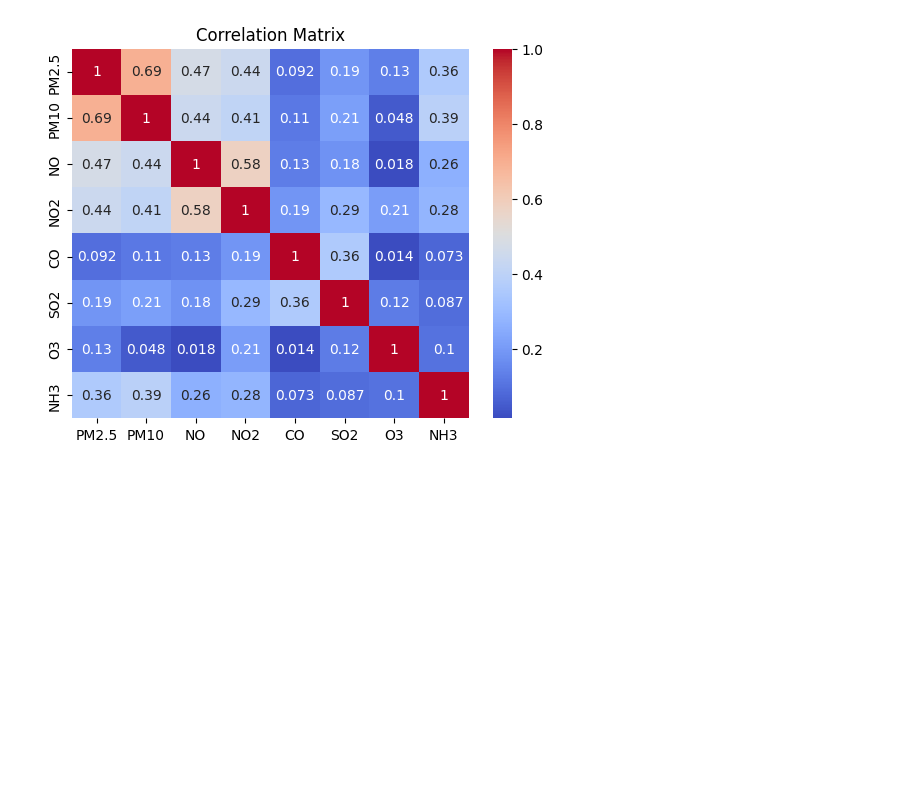
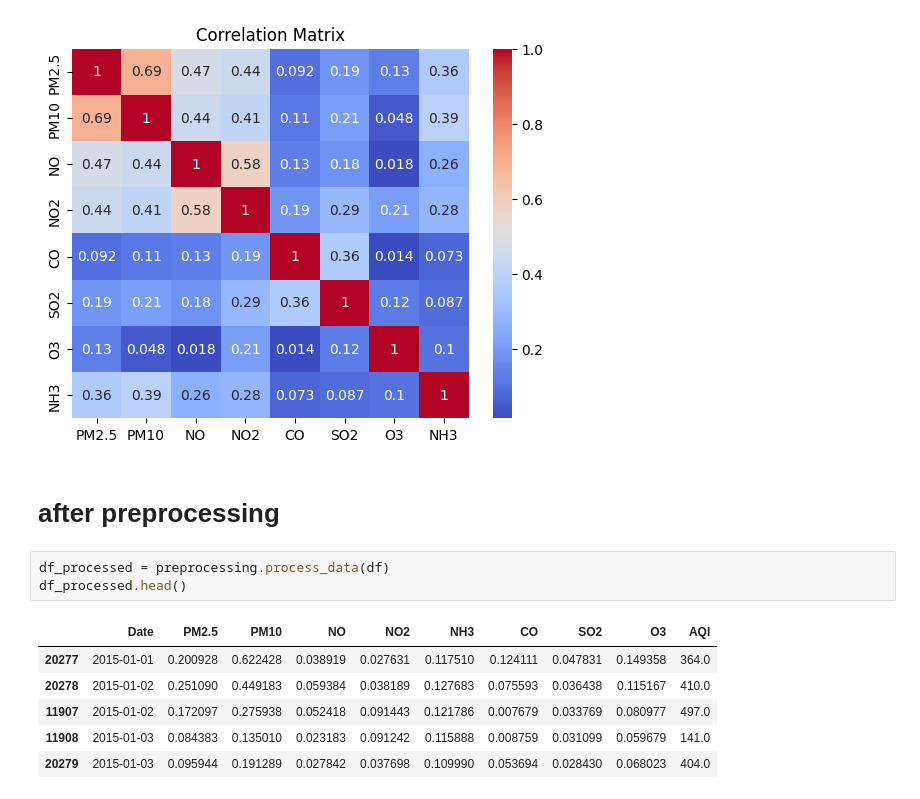
Before and after one commit to M-Sparsh-Mehra/urban-air-quality-index-predictor, a Jupyter notebook: notebooks/EDA_pollutants.ipynb, the cells around one changed output. Cells and saved outputs as stored; diff of their text form; blank space fills up the shorter version.

```diff
--- a/notebooks/EDA_pollutants.ipynb
+++ b/notebooks/EDA_pollutants.ipynb
@@ -122,3 +134,15 @@ mp.title("Correlation Matrix")
 mp.show()
 # %% [output]
 [figure]
+# %% [markdown]
+# after preprocessing
+# %%
+df_processed = preprocessing.process_data(df)
+df_processed.head()
+# %% [output]
+|  | Date | PM2.5 | PM10 | NO | NO2 | NH3 | CO | SO2 | O3 | AQI |
+| 20277 | 2015-01-01 | 0.200928 | 0.622428 | 0.038919 | 0.027631 | 0.117510 | 0.124111 | 0.047831 | 0.149358 | 364.0 |
+| 20278 | 2015-01-02 | 0.251090 | 0.449183 | 0.059384 | 0.038189 | 0.127683 | 0.075593 | 0.036438 | 0.115167 | 410.0 |
+| 11907 | 2015-01-02 | 0.172097 | 0.275938 | 0.052418 | 0.091443 | 0.121786 | 0.007679 | 0.033769 | 0.080977 | 497.0 |
+| 11908 | 2015-01-03 | 0.084383 | 0.135010 | 0.023183 | 0.091242 | 0.115888 | 0.008759 | 0.031099 | 0.059679 | 141.0 |
+| 20279 | 2015-01-03 | 0.095944 | 0.191289 | 0.027842 | 0.037698 | 0.109990 | 0.053694 | 0.028430 | 0.068023 | 404.0 |
```
Also changed, not shown: parts of 8 cells of this notebook.
